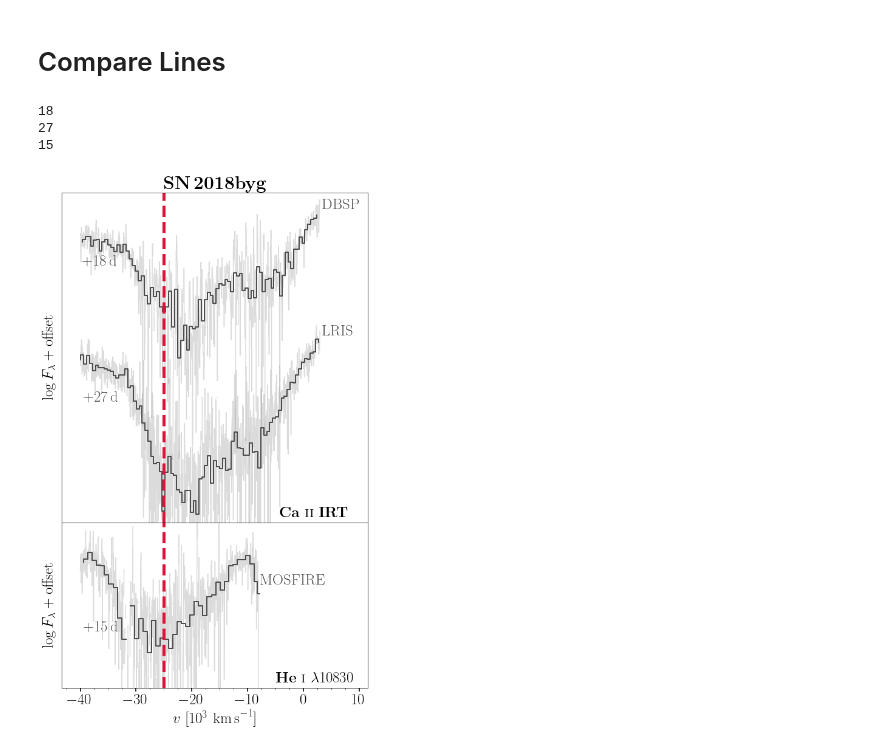
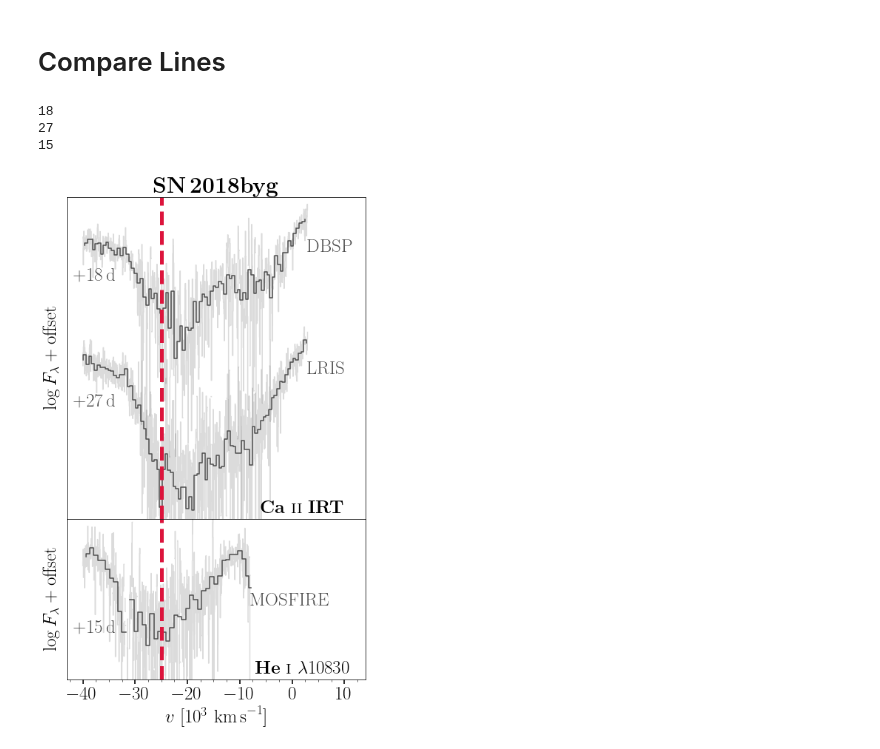
Before and after one commit to slowdivePTG/SN2020jgb, a Jupyter notebook: rv/SN2018byg/CaII_HeI_hvf.ipynb, the cells around one changed output. Cells and saved outputs as stored; diff of their text form; code cells hidden in the pictures.

```diff
--- a/rv/SN2018byg/CaII_HeI_hvf.ipynb
+++ b/rv/SN2018byg/CaII_HeI_hvf.ipynb
@@ -130,7 +130,7 @@ def compare_lines(spec_files,
                 np.log10(fl_bin[(vel_rf_bin < vmin) & (vel_rf_bin > vmax)] /
                          norm_fac) - spec_num * h,
                 color='0.3',
-                linewidth=2)
+                linewidth=1.5)
         ax.plot(vel_rf[(vel_rf < vmin) & (vel_rf > vmax)] / 1000,
                 np.log10(fl[(vel_rf < vmin) & (vel_rf > vmax)] / norm_fac) -
                 spec_num * h,
@@ -141,16 +141,16 @@ def compare_lines(spec_files,
         argm = np.argmin(np.abs(vel_rf_bin - vmax))
         if arg.sum() == 0:
             arg = [3, 4]
-        ax.text(vel_rf_bin[argm + 3] / 1000,
+        ax.text((vmin - (vmin - vmax) * 1.04) / 1000,
                 np.log10(np.median(fl_bin[arg]) / norm_fac) -
-                spec_num * h * 1.05 - 0.02,
+                (spec_num + 0.1) * h,
                 label,
                 color='0.3',
                 va='top',
                 ha='left')
-        ax.text((vm + (vm - vmax) * 0.01) / 1000,
+        ax.text((vm - (vm - vmax) * 0.) / 1000,
                 np.log10(fl[np.argmin(np.abs(vel_rf - vmin))] / norm_fac) -
-                spec_num * h,
+                (spec_num + 0.3) * h,
                 '${}$'.format(instru[spec_num]),
                 color='0.3',
                 va='center')
@@ -163,7 +163,7 @@ def compare_lines(spec_files,
     ax.set_xlabel('$v\ [10^3\ \mathrm{km\,s}^{-1}]$')
     #ax.set_yticks([])
 # %%
-fig = plt.figure(figsize=(10, 15))
+fig = plt.figure(figsize=(8, 12))
 gs = fig.add_gridspec(nrows=3,
                       ncols=3,
                       left=0.05,
@@ -199,31 +199,35 @@ instru_He = [r'\mathrm{MOSFIRE}']
 compare_lines(spec_He_files,
               ax1,
               line=HeI,
               vmax=-40000,
               vmin=3000,
               phase_min=11,
               phase_max=37,
               norm_fac=1,
               bin_size=750,
               instru=instru_He,
               phases=[15])
 ax1.set_ylim(-1.2, 0.4)
 ax0.set_yticks([])
 ax1.set_yticks([])
 #ax1.text(2, -1.15, r'$\mathbf{He\ \textsc{i}\ \lambda 10830}$', ha='center')
 ax1.text(2,
          -1.15,
          r'$\mathbf{He\ \textsc{i}}\ \mathrm{\lambda 10830}$',
          ha='center')
 
 ax0.axvline(-25, color='crimson', linestyle='--', linewidth=5)
 ax1.axvline(-25, color='crimson', linestyle='--', linewidth=5)
 ax1.xaxis.set_minor_locator(MultipleLocator(2.5))
+ax1.xaxis.set_major_locator(MultipleLocator(10))
+
+ax0.set_xlim(-43, 14)
+ax1.set_xlim(-43, 14)
 
 ax0.set_title('$\mathbf{SN\,2018byg}$')
 plt.savefig('CaII_HeI_hvf.pdf', bbox_inches='tight')
 # %% [output]
 18
 27
 15
-[figure, old version]
+[figure, new version]
```
Also changed, not shown: 13 other files.
